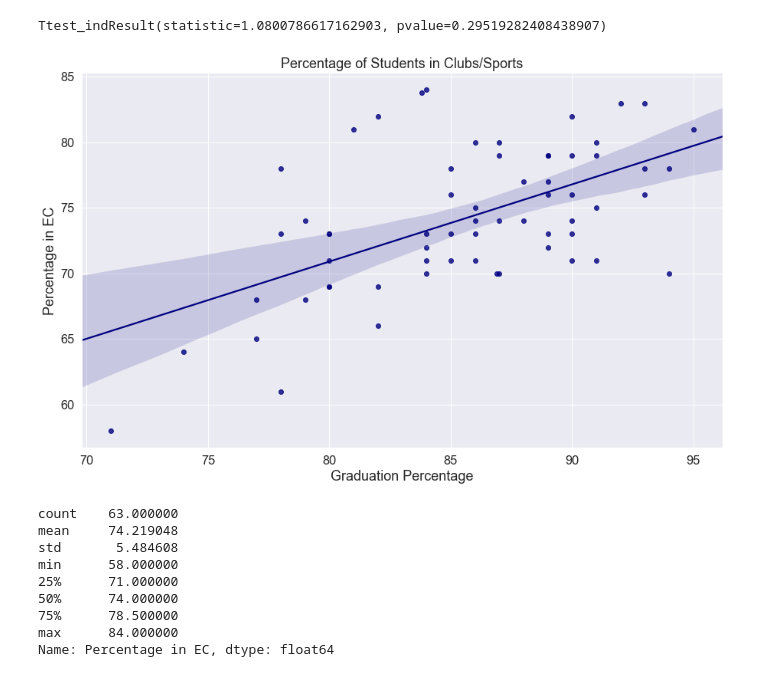
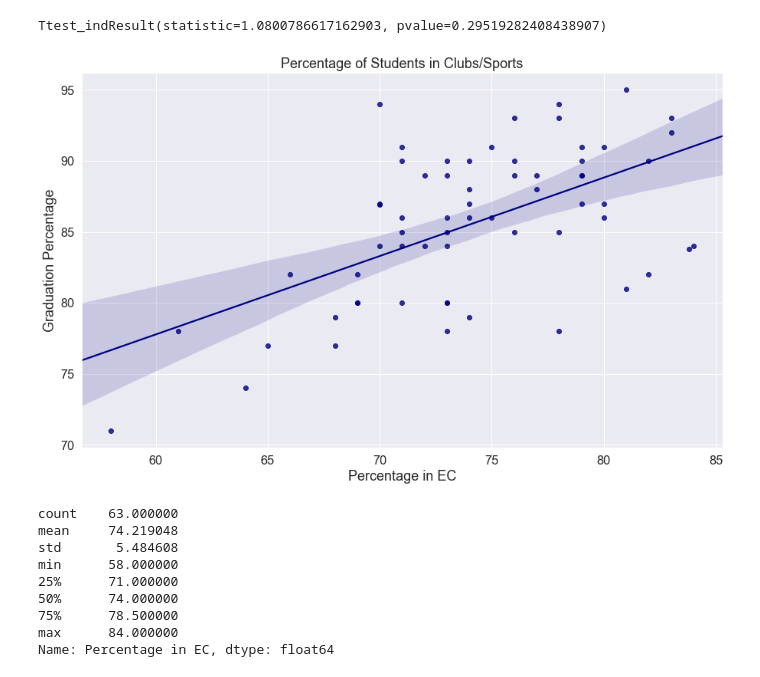
Before and after one commit to Seb-Bas/mod_three_project, a Jupyter notebook: technicalNotebook.ipynb, the cells around one changed output. Drawn from its saved outputs; the diff is of its cells as text; code cells hidden in the pictures.

```diff
--- a/technicalNotebook.ipynb
+++ b/technicalNotebook.ipynb
@@ -111,11 +113,11 @@ Ttest_indResult(statistic=1.0800786617162903, pvalue=0.29519282408438907)
 # %%
 plt.figure(figsize=(15, 9))
 sns.set(font_scale=1.5)
-sns.regplot(us_data['Graduation Percentage'], us_data['Percentage in EC'], color='navy')
+sns.regplot(us_data['Percentage in EC'], us_data['Graduation Percentage'], color='navy')
 plt.title('Percentage of Students in Clubs/Sports')
-plt.savefig('percentageInEc.png')
+plt.savefig('percentageInExtraCir.png')
 # %% [output]
-[figure, old version]
+[figure, new version]
 # %%
 us_data['Percentage in EC'].describe()
 # %% [output]
```
Also changed, not shown: parts of 7 cells of this notebook.
